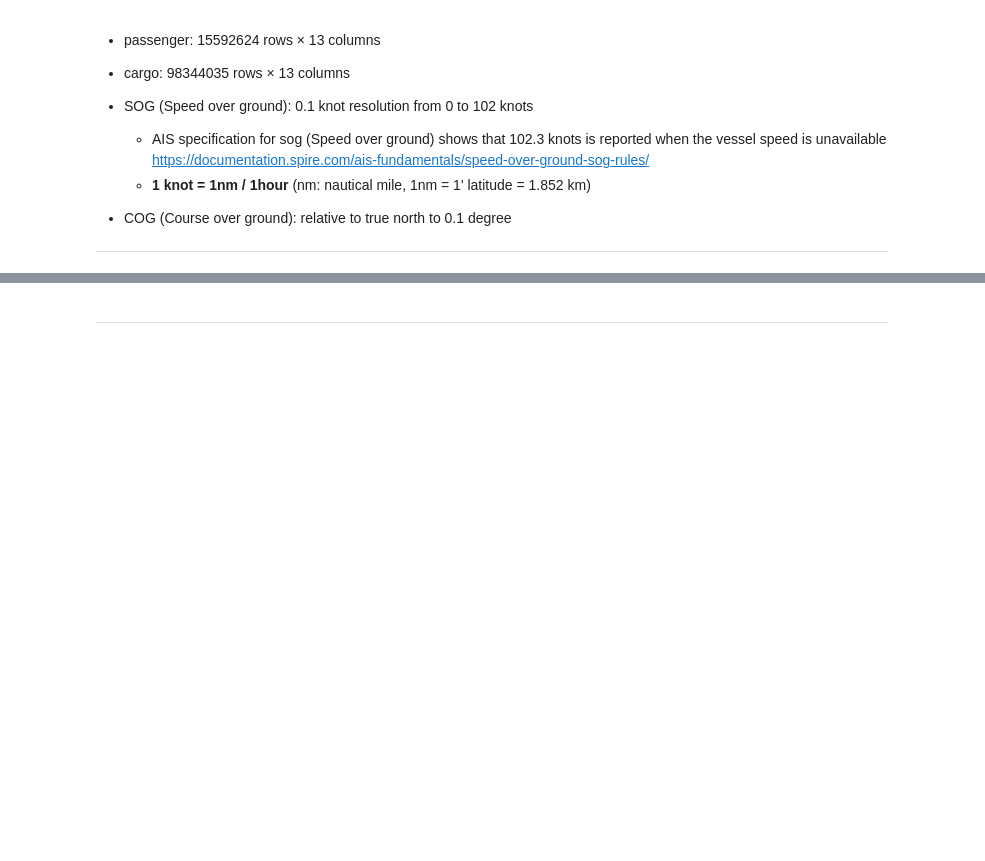
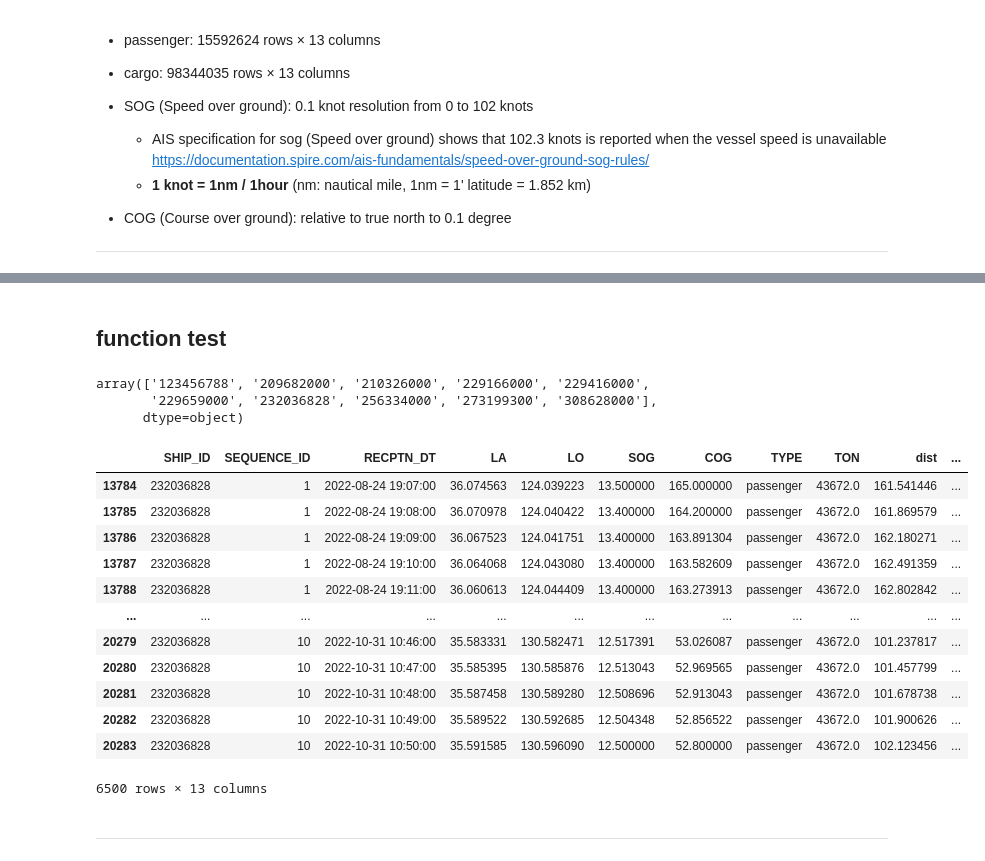
Before and after one commit to swannekim/KRISOVIS24, a Jupyter notebook: data/datacheck.ipynb, the cells around one changed output, grey strips where cells are left out. Drawn from its saved outputs; the diff is of its cells as text; code cells hidden in the pictures; blank space fills up the shorter version.

```diff
--- a/data/datacheck.ipynb
+++ b/data/datacheck.ipynb
@@ -112,0 +178,24 @@ cargo_gdf.describe()
+# %% [markdown]
+## function test
+# %%
+passenger_gdf.SHIP_ID.unique()[0:10]
+# %% [output]
+array(['123456788', '209682000', '210326000', '229166000', '229416000',
+       '229659000', '232036828', '256334000', '273199300', '308628000'],
+      dtype=object)
+# %%
+passenger_gdf[passenger_gdf.SHIP_ID == '232036828']
+# %% [output]
+|  | SHIP_ID | SEQUENCE_ID | RECPTN_DT | LA | LO | SOG | COG | TYPE | TON | dist | ... |
+| 13784 | 232036828 | 1 | 2022-08-24 19:07:00 | 36.074563 | 124.039223 | 13.500000 | 165.000000 | passenger | 43672.0 | 161.541446 | ... |
+| 13785 | 232036828 | 1 | 2022-08-24 19:08:00 | 36.070978 | 124.040422 | 13.400000 | 164.200000 | passenger | 43672.0 | 161.869579 | ... |
+| 13786 | 232036828 | 1 | 2022-08-24 19:09:00 | 36.067523 | 124.041751 | 13.400000 | 163.891304 | passenger | 43672.0 | 162.180271 | ... |
+| 13787 | 232036828 | 1 | 2022-08-24 19:10:00 | 36.064068 | 124.043080 | 13.400000 | 163.582609 | passenger | 43672.0 | 162.491359 | ... |
+| 13788 | 232036828 | 1 | 2022-08-24 19:11:00 | 36.060613 | 124.044409 | 13.400000 | 163.273913 | passenger | 43672.0 | 162.802842 | ... |
+| ... | ... | ... | ... | ... | ... | ... | ... | ... | ... | ... | ... |
+| 20279 | 232036828 | 10 | 2022-10-31 10:46:00 | 35.583331 | 130.582471 | 12.517391 | 53.026087 | passenger | 43672.0 | 101.237817 | ... |
+| 20280 | 232036828 | 10 | 2022-10-31 10:47:00 | 35.585395 | 130.585876 | 12.513043 | 52.969565 | passenger | 43672.0 | 101.457799 | ... |
+| 20281 | 232036828 | 10 | 2022-10-31 10:48:00 | 35.587458 | 130.589280 | 12.508696 | 52.913043 | passenger | 43672.0 | 101.678738 | ... |
+| 20282 | 232036828 | 10 | 2022-10-31 10:49:00 | 35.589522 | 130.592685 | 12.504348 | 52.856522 | passenger | 43672.0 | 101.900626 | ... |
+| 20283 | 232036828 | 10 | 2022-10-31 10:50:00 | 35.591585 | 130.596090 | 12.500000 | 52.800000 | passenger | 43672.0 | 102.123456 | ... |
+6500 rows × 13 columns
```
Also changed, not shown: parts of 7 cells of this notebook.
